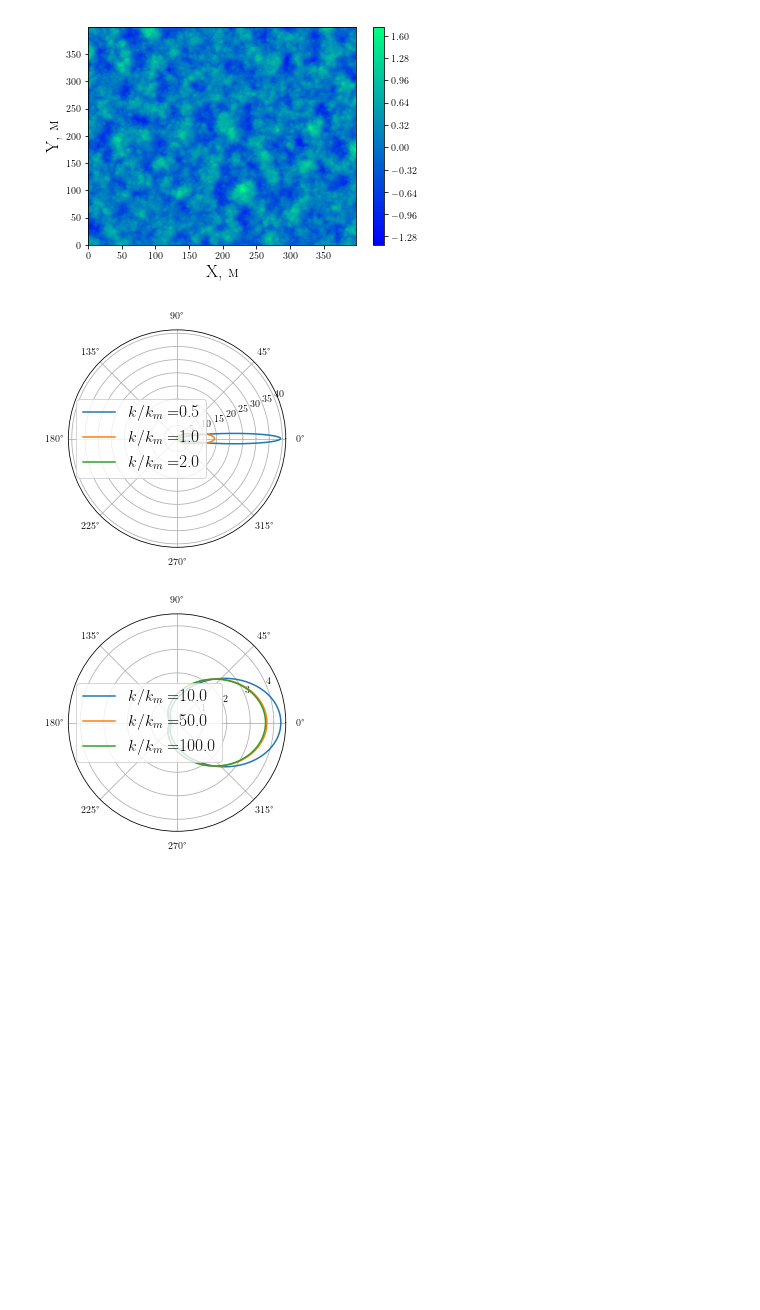
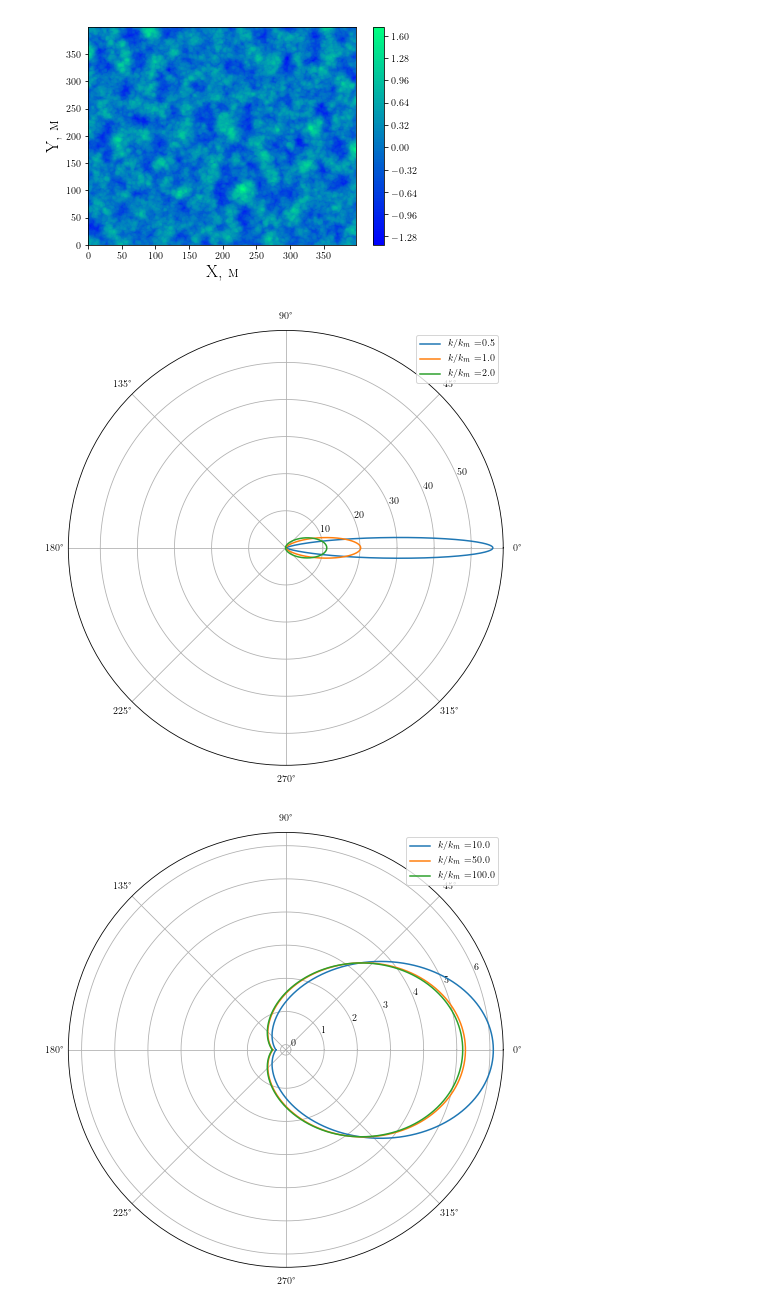
Before and after one commit to KirillPonur/water, a Jupyter notebook: k-model-v1-81-ssh.ipynb, the cells around one changed output. Cells and saved outputs as stored; diff of their text form; code cells hidden in the pictures; blank space fills up the shorter version.

```diff
--- a/k-model-v1-81-ssh.ipynb
+++ b/k-model-v1-81-ssh.ipynb
@@ -502,24 +502,24 @@ show()
 # %%
 x=linspace(-pi,pi,10000)
 temp=[k_m/2,k_m,2*k_m]
 for t in temp:
     y=Phi(t,x)
     polar(x,y/k_m,label=r'$k/k_m=$' + str(round(t/k_m,3)))
-legend(loc='center left',fontsize=16)
+legend()
 savefig(path.abspath('..'+'\\water\\TeX\\fig\\full_angles1.pdf'),
        bbox_inches='tight')
 show()
 temp=[10*k_m,50*k_m,100*k_m]
 for t in temp:
     y=Phi(t,x)
     polar(x,y/k_m,label=r'$k/k_m=$' + str(round(t/k_m,3)))
-legend(loc='center left',fontsize=16)
+legend()
 savefig(path.abspath('..'+'\\water\\TeX\\fig\\full_angles2.pdf'),
        bbox_inches='tight')
 show()
 # %% [output]
-[figure, old version]
+[figure, new version]
-[figure, old version]
+[figure, new version]
 # %%
 x=20170
 
```
Also changed, not shown: parts of 6 cells of this notebook, 20 other files.
